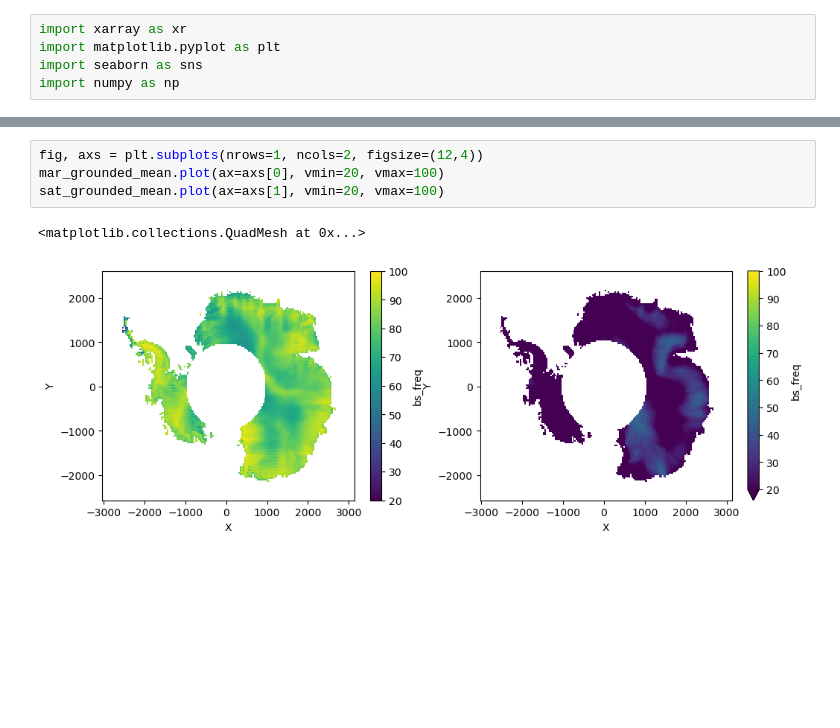
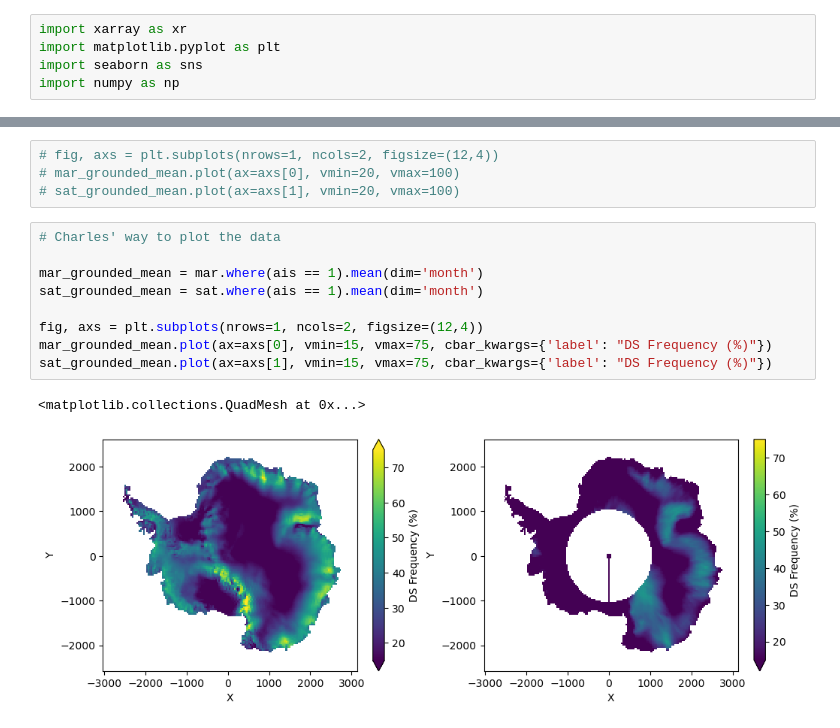
Before and after one commit to stefan-hofer/Antarctica_clouds, a Jupyter notebook: Charles/plots.ipynb, the cells around one changed output, grey strips where cells are left out. Saved outputs shown, nothing was run; the diff lists cells and outputs as text; blank space fills up the shorter version.

```diff
--- a/Charles/plots.ipynb
+++ b/Charles/plots.ipynb
@@ -77,10 +81,19 @@ sat_grounded_mean = sat.where((ground == 1)&(mar.lat >= -81)).mean(dim='month')
 # %%
-fig, axs = plt.subplots(nrows=1, ncols=2, figsize=(12,4))
-mar_grounded_mean.plot(ax=axs[0], vmin=20, vmax=100)
-sat_grounded_mean.plot(ax=axs[1], vmin=20, vmax=100)
+# fig, axs = plt.subplots(nrows=1, ncols=2, figsize=(12,4))
+# mar_grounded_mean.plot(ax=axs[0], vmin=20, vmax=100)
+# sat_grounded_mean.plot(ax=axs[1], vmin=20, vmax=100)
-# %% [output]
-<matplotlib.collections.QuadMesh at 0x...>
-[figure, removed]
+# %%
+# Charles' way to plot the data
+
+mar_grounded_mean = mar.where(ais == 1).mean(dim='month')
+sat_grounded_mean = sat.where(ais == 1).mean(dim='month')
+
+fig, axs = plt.subplots(nrows=1, ncols=2, figsize=(12,4))
+mar_grounded_mean.plot(ax=axs[0], vmin=15, vmax=75, cbar_kwargs={'label': "DS Frequency (%)"})
+sat_grounded_mean.plot(ax=axs[1], vmin=15, vmax=75, cbar_kwargs={'label': "DS Frequency (%)"})
+# %% [output]
+<matplotlib.collections.QuadMesh at 0x...>
+[figure, added]
 # %%
 ds = xr.Dataset()
 ds['mar'] = mar_grounded_mean
```
Also changed, not shown: parts of 3 cells of this notebook, 7 other files.
